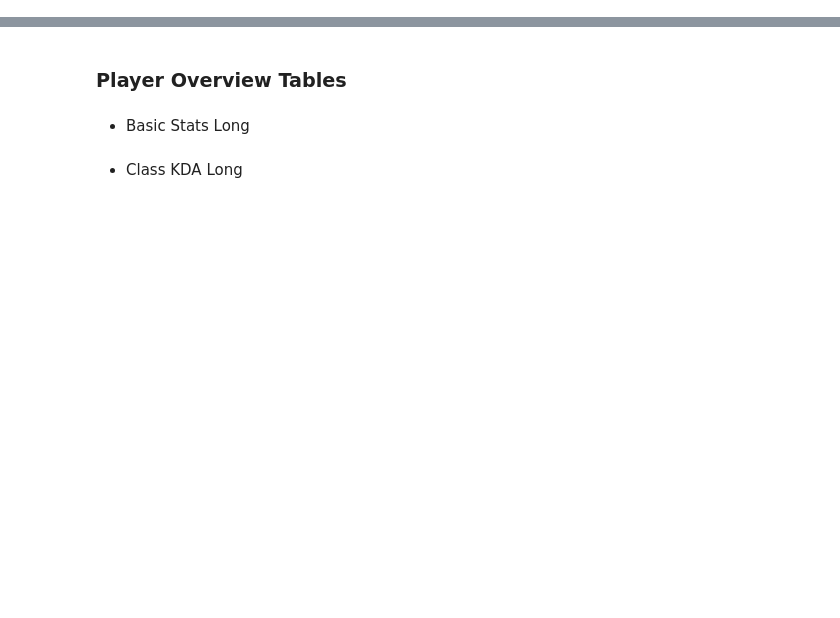
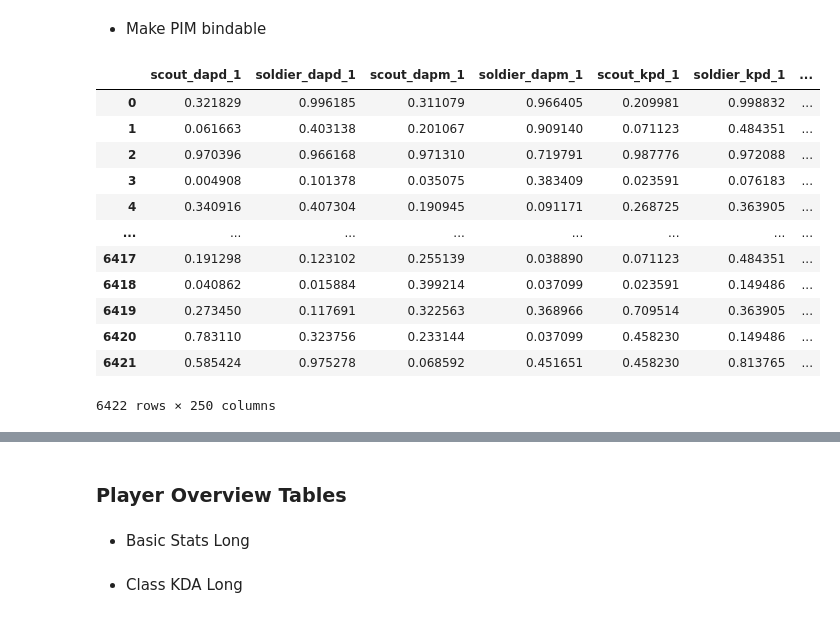
Before and after one commit to ebtrout/tf2_data_vis, a Jupyter notebook: datasets for vis.ipynb, the cells around one changed output, grey strips where cells are left out. Saved outputs shown, nothing was run; the diff lists cells and outputs as text; code cells hidden in the pictures; blank space fills up the shorter version.

```diff
--- a/datasets for vis.ipynb
+++ b/datasets for vis.ipynb
@@ -179,0 +25,18 @@ healspread.drop('steamid',axis = 1,inplace = True)
+# %% [markdown]
+* Make PIM bindable
+# %%
+X
+# %% [output]
+|  | scout_dapd_1 | soldier_dapd_1 | scout_dapm_1 | soldier_dapm_1 | scout_kpd_1 | soldier_kpd_1 | ... |
+| 0 | 0.321829 | 0.996185 | 0.311079 | 0.966405 | 0.209981 | 0.998832 | ... |
+| 1 | 0.061663 | 0.403138 | 0.201067 | 0.909140 | 0.071123 | 0.484351 | ... |
+| 2 | 0.970396 | 0.966168 | 0.971310 | 0.719791 | 0.987776 | 0.972088 | ... |
+| 3 | 0.004908 | 0.101378 | 0.035075 | 0.383409 | 0.023591 | 0.076183 | ... |
+| 4 | 0.340916 | 0.407304 | 0.190945 | 0.091171 | 0.268725 | 0.363905 | ... |
+| ... | ... | ... | ... | ... | ... | ... | ... |
+| 6417 | 0.191298 | 0.123102 | 0.255139 | 0.038890 | 0.071123 | 0.484351 | ... |
+| 6418 | 0.040862 | 0.015884 | 0.399214 | 0.037099 | 0.023591 | 0.149486 | ... |
+| 6419 | 0.273450 | 0.117691 | 0.322563 | 0.368966 | 0.709514 | 0.363905 | ... |
+| 6420 | 0.783110 | 0.323756 | 0.233144 | 0.037099 | 0.458230 | 0.149486 | ... |
+| 6421 | 0.585424 | 0.975278 | 0.068592 | 0.451651 | 0.458230 | 0.813765 | ... |
+6422 rows × 250 columns
```
Also changed, not shown: parts of 40 cells of this notebook, 11 other files.
